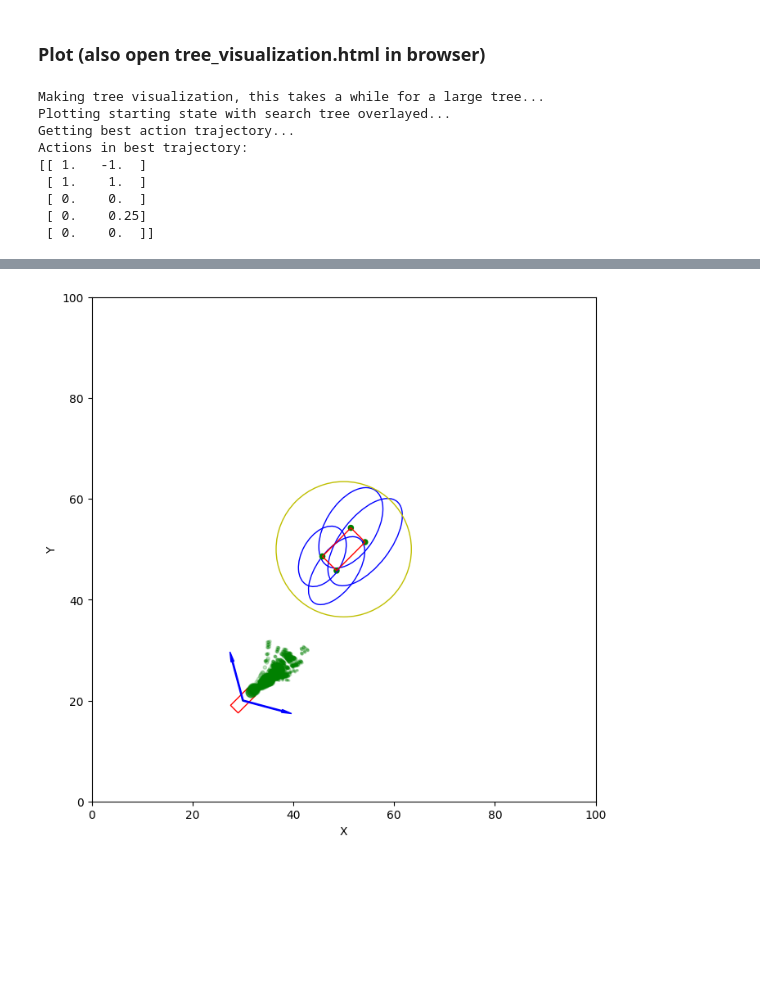
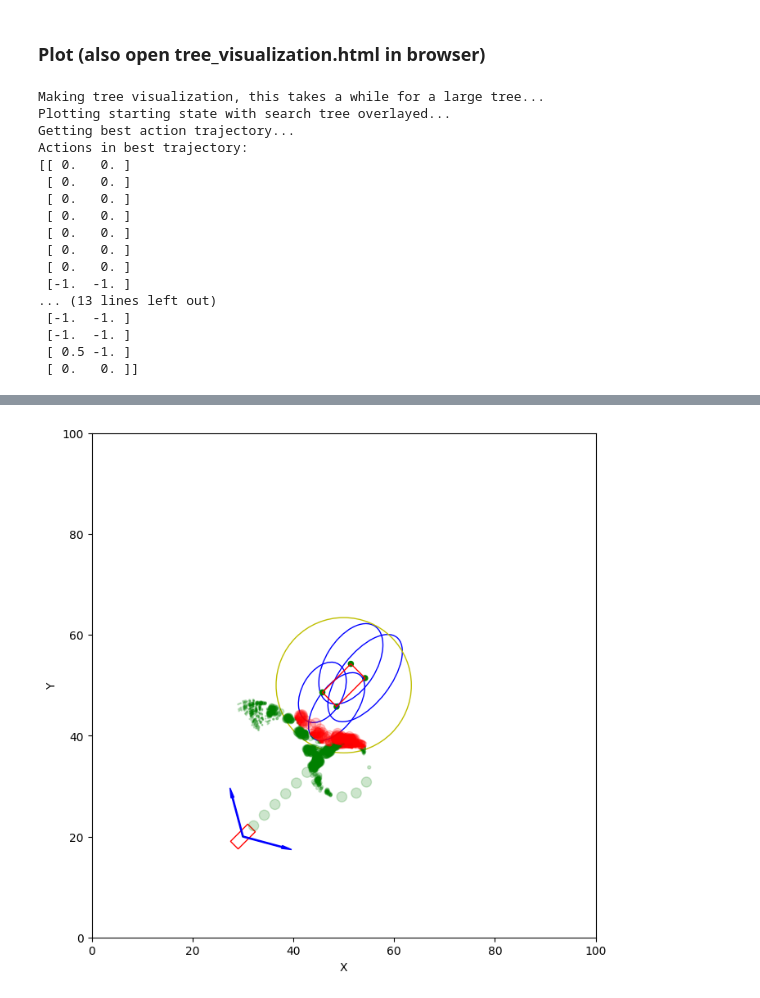
Before and after one commit to ALCarroll24/MeasurementMCTS, a Jupyter notebook: run_mcts.ipynb, the cells around one changed output, grey strips where cells are left out. Saved outputs shown, nothing was run; the diff lists cells and outputs as text; code cells hidden in the pictures; blank space fills up the shorter version.

Commit message:
Added in exploration grid to state update

```diff
--- a/run_mcts.ipynb
+++ b/run_mcts.ipynb
@@ -25,8 +25,8 @@ print(f'Starting car state: {state[0]}')
 
 print('Starting MCTS search...')
 start_time = timeit.default_timer()
-best_action_idx, root = mcts_search(env, rl, state, learning_iterations=1000,
-                                    explore_factor=1, discount_factor=1)
+best_action_idx, root = mcts_search(env, rl, state, learning_iterations=2000,
+                                    explore_factor=0.5, discount_factor=0.9)
 print(f'Finished in {timeit.default_timer() - start_time} seconds')
 # %% [output]
 Starting car state: [30.         20.         10.          0.78539816  0.          0.        ]
@@ -37,29 +37,38 @@ Finished in 0.47311824000280467 seconds
 # %%
 # Create the tree visualization html file
 print('Making tree visualization, this takes a while for a large tree...')
-# render_pyvis(root, env.action_space, show_unsimulated=False)
+render_pyvis(root, env.action_space, show_unsimulated=False)
 
 # Plot the starting state with the search tree overlayed
 print('Plotting starting state with search tree overlayed...')
-env.draw_state(state, root_node=root, scaling=4, bias=0.1, max=1., rew=True)
+env.draw_state(state, explore_grid=False, root_node=root, scaling=4, bias=0.1, max=1., rew=True)
 
 # Get the action trajectory
 print('Getting best action trajectory...')
 actions = get_best_action_trajectory(root, highest_Q=True)
 print(f'Actions in best trajectory:\n{np.array(actions)}')
-env.draw_action_set(state, actions)
+shown_actions = actions[:-1] # Truncate actions to only show the first so many (otherwise plotting takes forever)
+env.draw_action_set(state, shown_actions)
 # %% [output]
 Making tree visualization, this takes a while for a large tree...
 Plotting starting state with search tree overlayed...
 Getting best action trajectory...
 Actions in best trajectory:
-[[ 1.   -1.  ]
- [ 1.    1.  ]
- [ 0.    0.  ]
- [ 0.    0.25]
- [ 0.    0.  ]]
+[[ 0.   0. ]
+ [ 0.   0. ]
+ [ 0.   0. ]
+ [ 0.   0. ]
+ [ 0.   0. ]
+ [ 0.   0. ]
+ [ 0.   0. ]
+ [-1.  -1. ]
+... (13 lines left out)
+ [-1.  -1. ]
+ [-1.  -1. ]
+ [ 0.5 -1. ]
+ [ 0.   0. ]]
 [interactive output not drawn]
-[figure, old version]
+[figure, new version]
 # %%
 # Check inference time
 print('Checking inference time...')
```
Also changed, not shown: parts of 2 cells of this notebook, 3 other files.
